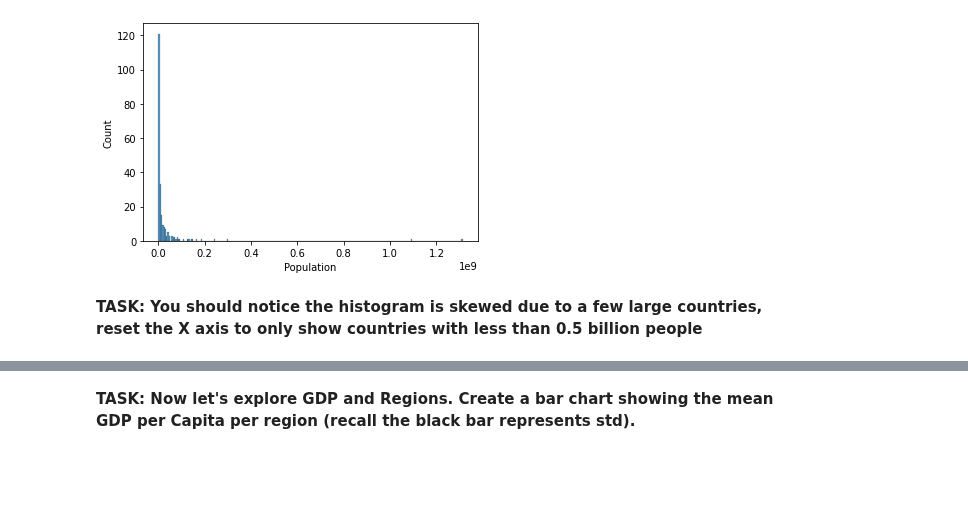
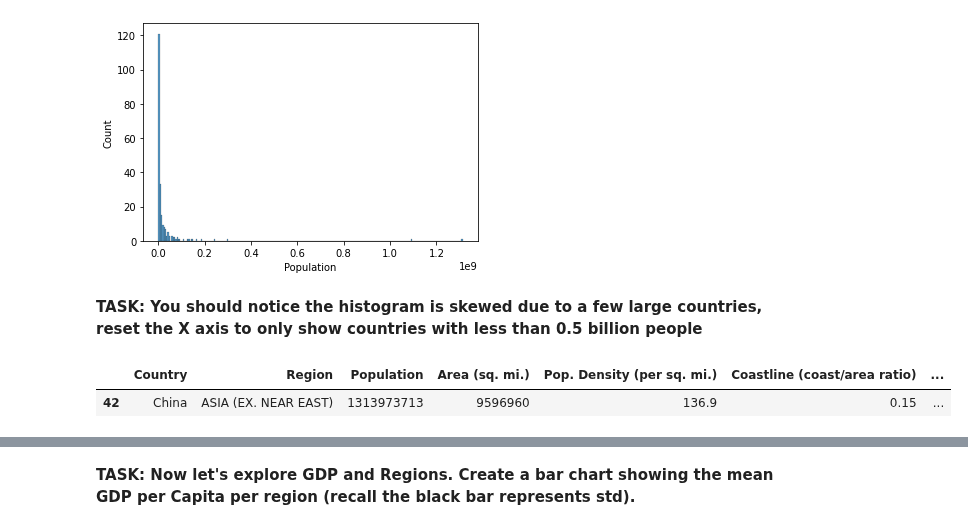
Before and after one commit to Denisse-AB/machine-learning, a Jupyter notebook: Kmeans-Clustering-Project-Exercise.ipynb, the cells around one changed output, grey strips where cells are left out. Drawn from its saved outputs; the diff is of its cells as text; code cells hidden in the pictures; blank space fills up the shorter version.

```diff
--- a/Kmeans-Clustering-Project-Exercise.ipynb
+++ b/Kmeans-Clustering-Project-Exercise.ipynb
@@ -187 +187,7 @@ pop = df[df['Population'] <= 5000000000]
+# %%
+# df['Population'].max() Country with max Population
+df[df['Population'] == 1313973713]
+# %% [output]
+|  | Country | Region | Population | Area (sq. mi.) | Pop. Density (per sq. mi.) | Coastline (coast/area ratio) | ... |
+| 42 | China | ASIA (EX. NEAR EAST) | 1313973713 | 9596960 | 136.9 | 0.15 | ... |
 # %%
```
Also changed, not shown: parts of 3 cells of this notebook.
